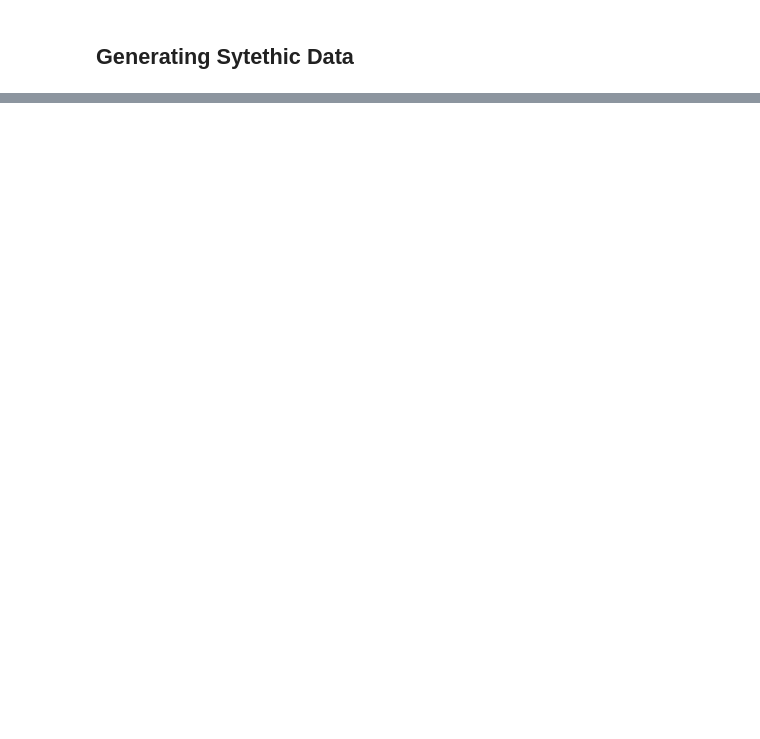
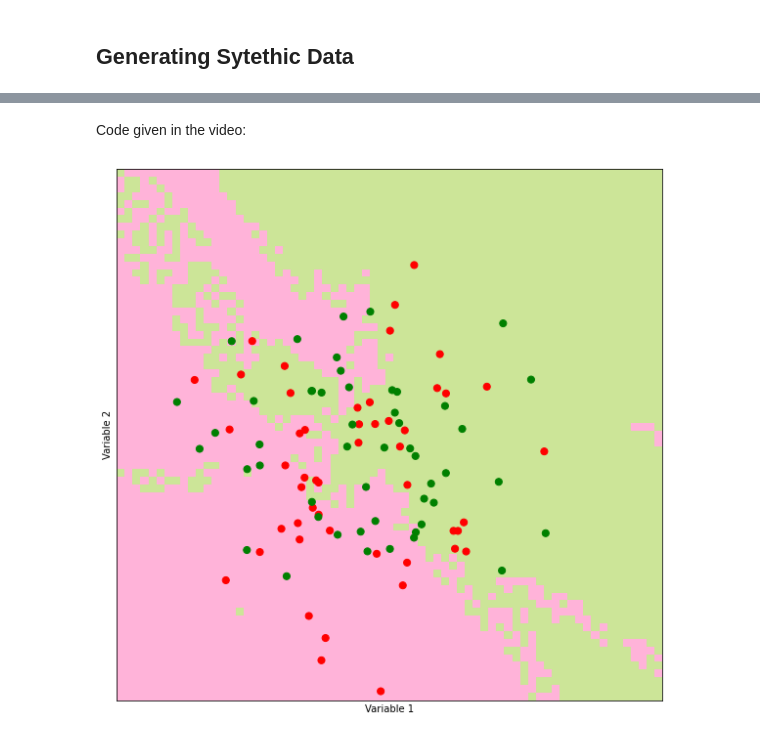
Before and after one commit to maby200/PythonForResearch, a Jupyter notebook: 3-week/Classif/IntroToClassification.ipynb, the cells around one changed output, grey strips where cells are left out. Cells and saved outputs as stored; diff of their text form; code cells hidden in the pictures; blank space fills up the shorter version.

```diff
--- a/3-week/Classif/IntroToClassification.ipynb
+++ b/3-week/Classif/IntroToClassification.ipynb
@@ -187,0 +230,39 @@ plt.savefig("bivardata.pdf")
+# %%
+def make_prediction_grid(predictors, outcomes, limits, h, k):
+    """Clsasify each point on the prediction grid."""
+    (x_min, x_max, y_min, y_max) = limits
+    xs = np.arange(x_min, x_max, h)
+    ys = np.arange(y_min, y_max, h)
+    xx, yy = np.meshgrid(xs, ys)
+
+    prediction_grid = np.zeros(xx.shape, dtype= int)
+    for i, x in enumerate(xs):
+        for j, y in enumerate(ys):
+            p = np.array([x,y])
+            prediction_grid[j,i] = knn_predict(p,predictors, outcomes, k)
+
+    return (xx, yy, prediction_grid)
+# %% [markdown]
+Code given in the video:
+# %%
+def plot_prediction_grid (xx, yy, prediction_grid, filename):
+    """ Plot KNN predictions for every point on the grid."""
+    from matplotlib.colors import ListedColormap
+    background_colormap = ListedColormap (["hotpink","lightskyblue", "yellowgreen"])
+    observation_colormap = ListedColormap (["red","blue","green"])
+    plt.figure(figsize =(10,10))
+    plt.pcolormesh(xx, yy, prediction_grid, cmap = background_colormap, alpha = 0.5)
+    plt.scatter(predictors[:,0], predictors [:,1], c = outcomes, cmap = observation_colormap, s = 50)
+    plt.xlabel('Variable 1'); plt.ylabel('Variable 2')
+    plt.xticks(()); plt.yticks(())
+    plt.xlim (np.min(xx), np.max(xx))
+    plt.ylim (np.min(yy), np.max(yy))
+    plt.savefig(filename)
+# %%
+(predictors, outcomes) = generate_synth_data()
+
+k = 50; filename = 'eraseIt_2.pdf'; limits = (-3, 4, -3, 4); h = 0.1
+(xx, yy, prediction_grid) = make_prediction_grid(predictors, outcomes, limits, h, k)
+plot_prediction_grid(xx, yy, prediction_grid, filename)
+# %% [output]
+[figure, added]
```
Also changed, not shown: parts of 12 cells of this notebook.
